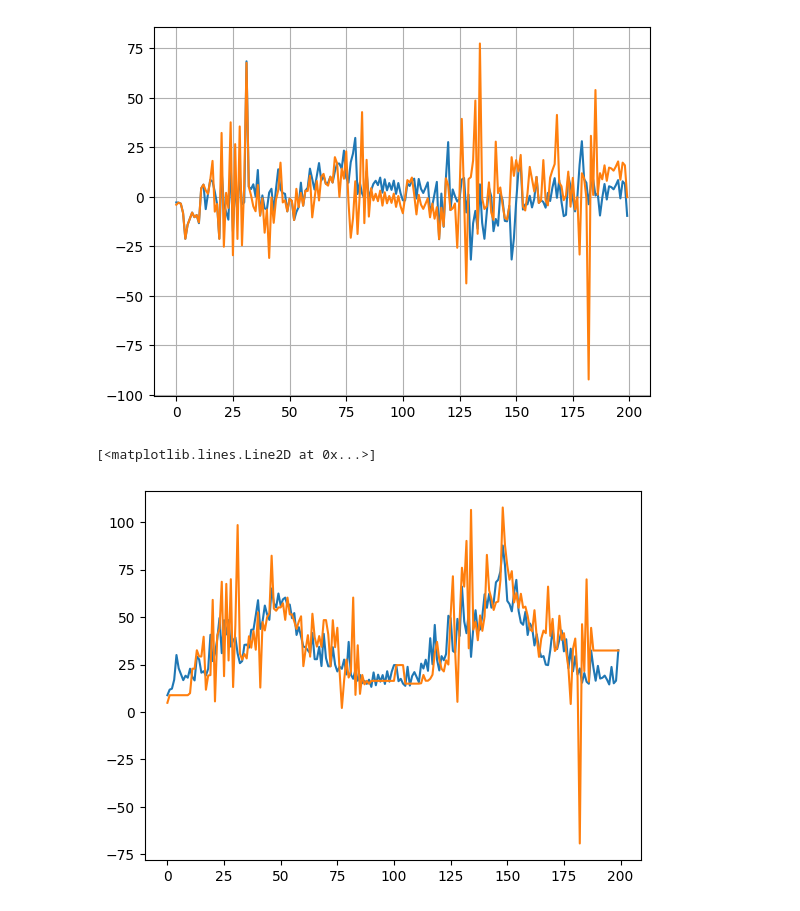
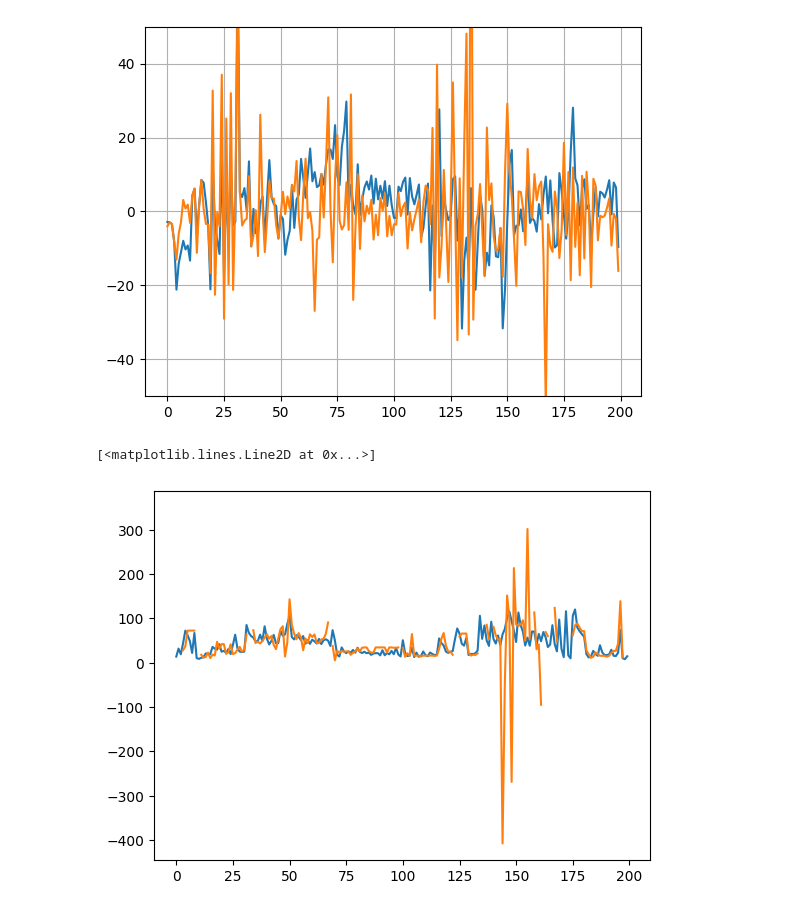
Before and after one commit to Rexyyj/split_DNN_framework, a Jupyter notebook: dynamic_framework/linearality_analysis/analysis_jpeg_dynamic2_cmp.ipynb, the cells around one changed output. Cells and saved outputs as stored; diff of their text form; code cells hidden in the pictures.

```diff
--- a/dynamic_framework/linearality_analysis/analysis_jpeg_dynamic2_cmp.ipynb
+++ b/dynamic_framework/linearality_analysis/analysis_jpeg_dynamic2_cmp.ipynb
@@ -40,7 +41,7 @@ for i in range(len(thresh)):
 # %%
 est_err_window = []
 est_snr_window = []
-window_size = 50
+window_size = 3
 history_point = []
 history_snr =[]
 
@@ -62,17 +63,18 @@ for i in range(len(thresh)):
 # %%
 plt.figure()
 plt.plot(est_err)
 plt.plot(est_err_window)
+plt.ylim([-50,50])
 plt.grid()
 # %% [output]
-[figure, old version]
+[figure, new version]
 # %%
 plt.figure()
 plt.plot(cmp_m)
 plt.plot(est_snr_window)
 # %% [output]
 [<matplotlib.lines.Line2D at 0x...>]
-[figure, old version]
+[figure, new version]
 # %%
 plt.figure()
 plt.plot(quality)
```
Also changed, not shown: parts of 2 cells of this notebook, 17 other files.
